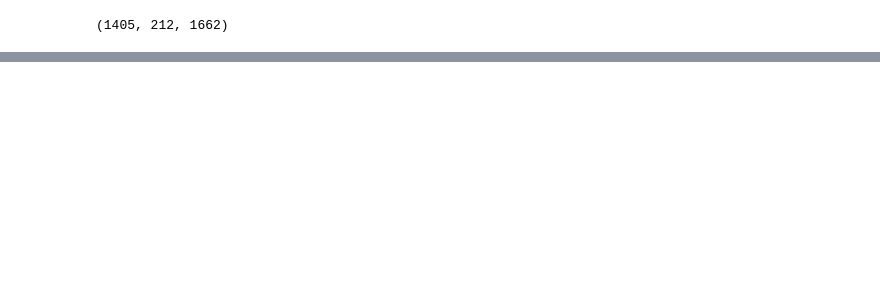
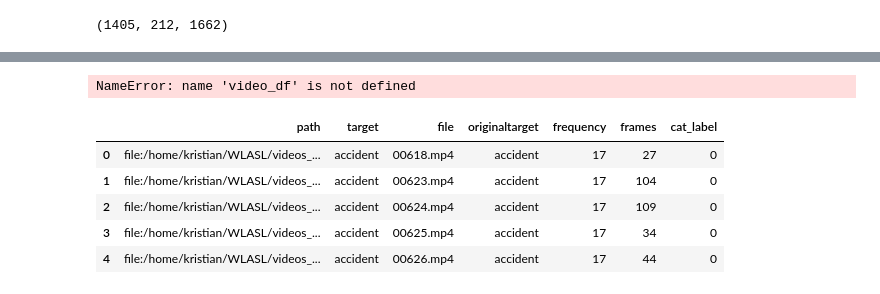
Before and after one commit to kristiany45/DAP_Github, a Jupyter notebook: tests mediapipe/Mediapipe.ipynb, the cells around one changed output, grey strips where cells are left out. Drawn from its saved outputs; the diff is of its cells as text; code cells hidden in the pictures; blank space fills up the shorter version.

```diff
--- a/tests mediapipe/Mediapipe.ipynb
+++ b/tests mediapipe/Mediapipe.ipynb
@@ -557,0 +574,4 @@ keypoints_np.shape
+# %%
+video_df.head()
+# %% [output]
+NameError: name 'video_df' is not defined
@@ -557,0 +582,9 @@ keypoints_np.shape
+# %%
+video_df.head()
+# %% [output]
+|  | path | target | file | originaltarget | frequency | frames | cat_label |
+| 0 | file:/home/kristian/WLASL/videos_... | accident | 00618.mp4 | accident | 17 | 27 | 0 |
+| 1 | file:/home/kristian/WLASL/videos_... | accident | 00623.mp4 | accident | 17 | 104 | 0 |
+| 2 | file:/home/kristian/WLASL/videos_... | accident | 00624.mp4 | accident | 17 | 109 | 0 |
+| 3 | file:/home/kristian/WLASL/videos_... | accident | 00625.mp4 | accident | 17 | 34 | 0 |
+| 4 | file:/home/kristian/WLASL/videos_... | accident | 00626.mp4 | accident | 17 | 44 | 0 |
```
Also changed, not shown: parts of 38 cells of this notebook.
